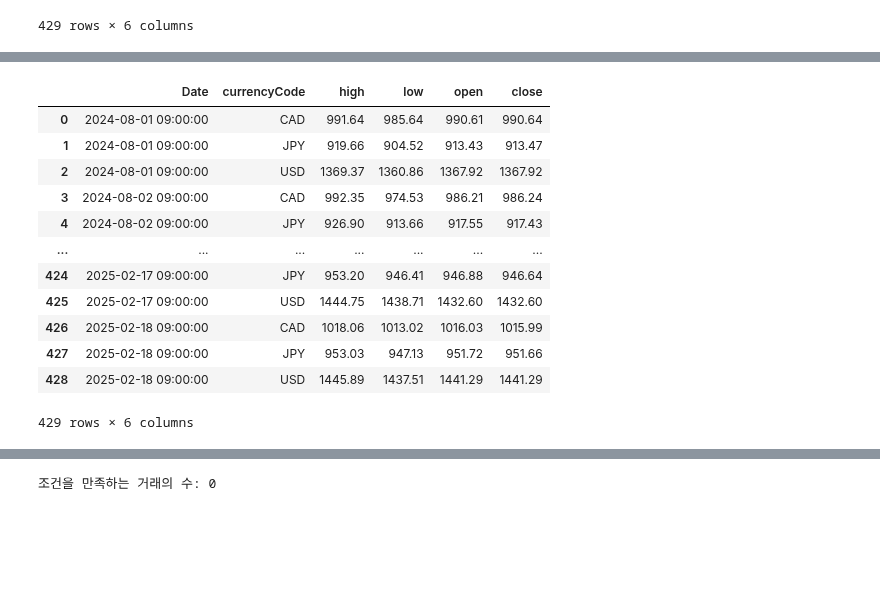
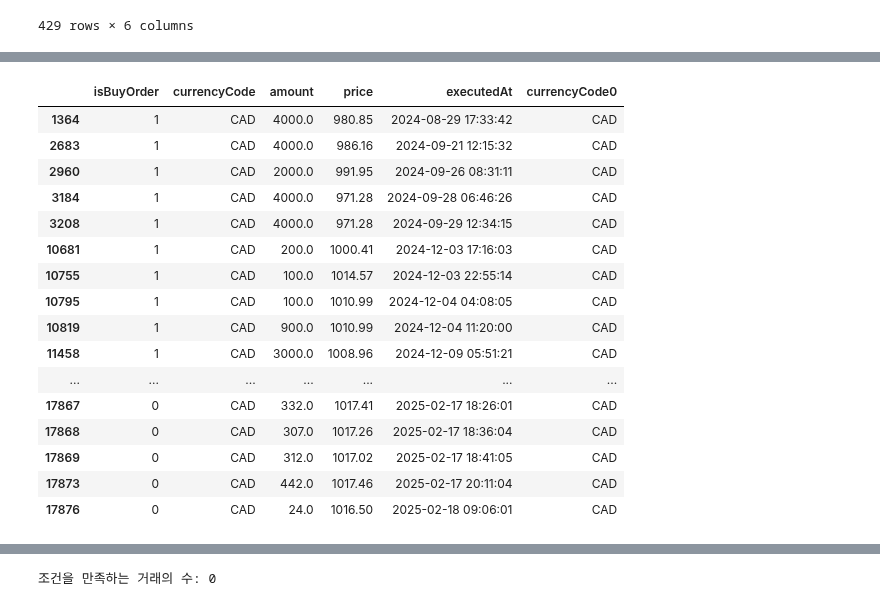
Before and after one commit to PlutoJoshua/profit_analysis, a Jupyter notebook: test.ipynb, the cells around one changed output, grey strips where cells are left out. Saved outputs shown, nothing was run; the diff lists cells and outputs as text; code cells hidden in the pictures; blank space fills up the shorter version.

```diff
--- a/test.ipynb
+++ b/test.ipynb
@@ -1089,16 +1073,20 @@ trade_df
-# %%
-final_df
-# %% [output]
-|  | Date | currencyCode | high | low | open | close |
-| 0 | 2024-08-01 09:00:00 | CAD | 991.64 | 985.64 | 990.61 | 990.64 |
-| 1 | 2024-08-01 09:00:00 | JPY | 919.66 | 904.52 | 913.43 | 913.47 |
-| 2 | 2024-08-01 09:00:00 | USD | 1369.37 | 1360.86 | 1367.92 | 1367.92 |
-| 3 | 2024-08-02 09:00:00 | CAD | 992.35 | 974.53 | 986.21 | 986.24 |
-| 4 | 2024-08-02 09:00:00 | JPY | 926.90 | 913.66 | 917.55 | 917.43 |
-| ... | ... | ... | ... | ... | ... | ... |
-| 424 | 2025-02-17 09:00:00 | JPY | 953.20 | 946.41 | 946.88 | 946.64 |
-| 425 | 2025-02-17 09:00:00 | USD | 1444.75 | 1438.71 | 1432.60 | 1432.60 |
-| 426 | 2025-02-18 09:00:00 | CAD | 1018.06 | 1013.02 | 1016.03 | 1015.99 |
-| 427 | 2025-02-18 09:00:00 | JPY | 953.03 | 947.13 | 951.72 | 951.66 |
-| 428 | 2025-02-18 09:00:00 | USD | 1445.89 | 1437.51 | 1441.29 | 1441.29 |
-429 rows × 6 columns
+# %%
+trade_df[trade_df['currencyCode'] =='CAD']
+# %% [output]
+|  | isBuyOrder | currencyCode | amount | price | executedAt | currencyCode0 |
+| 1364 | 1 | CAD | 4000.0 | 980.85 | 2024-08-29 17:33:42 | CAD |
+| 2683 | 1 | CAD | 4000.0 | 986.16 | 2024-09-21 12:15:32 | CAD |
+| 2960 | 1 | CAD | 2000.0 | 991.95 | 2024-09-26 08:31:11 | CAD |
+| 3184 | 1 | CAD | 4000.0 | 971.28 | 2024-09-28 06:46:26 | CAD |
+| 3208 | 1 | CAD | 4000.0 | 971.28 | 2024-09-29 12:34:15 | CAD |
+| 10681 | 1 | CAD | 200.0 | 1000.41 | 2024-12-03 17:16:03 | CAD |
+| 10755 | 1 | CAD | 100.0 | 1014.57 | 2024-12-03 22:55:14 | CAD |
+| 10795 | 1 | CAD | 100.0 | 1010.99 | 2024-12-04 04:08:05 | CAD |
+| 10819 | 1 | CAD | 900.0 | 1010.99 | 2024-12-04 11:20:00 | CAD |
+| 11458 | 1 | CAD | 3000.0 | 1008.96 | 2024-12-09 05:51:21 | CAD |
+| ... | ... | ... | ... | ... | ... | ... |
+| 17867 | 0 | CAD | 332.0 | 1017.41 | 2025-02-17 18:26:01 | CAD |
+| 17868 | 0 | CAD | 307.0 | 1017.26 | 2025-02-17 18:36:04 | CAD |
+| 17869 | 0 | CAD | 312.0 | 1017.02 | 2025-02-17 18:41:05 | CAD |
+| 17873 | 0 | CAD | 442.0 | 1017.46 | 2025-02-17 20:11:04 | CAD |
+| 17876 | 0 | CAD | 24.0 | 1016.50 | 2025-02-18 09:06:01 | CAD |
```
Also changed, not shown: parts of 2 cells of this notebook, 1 other file.
